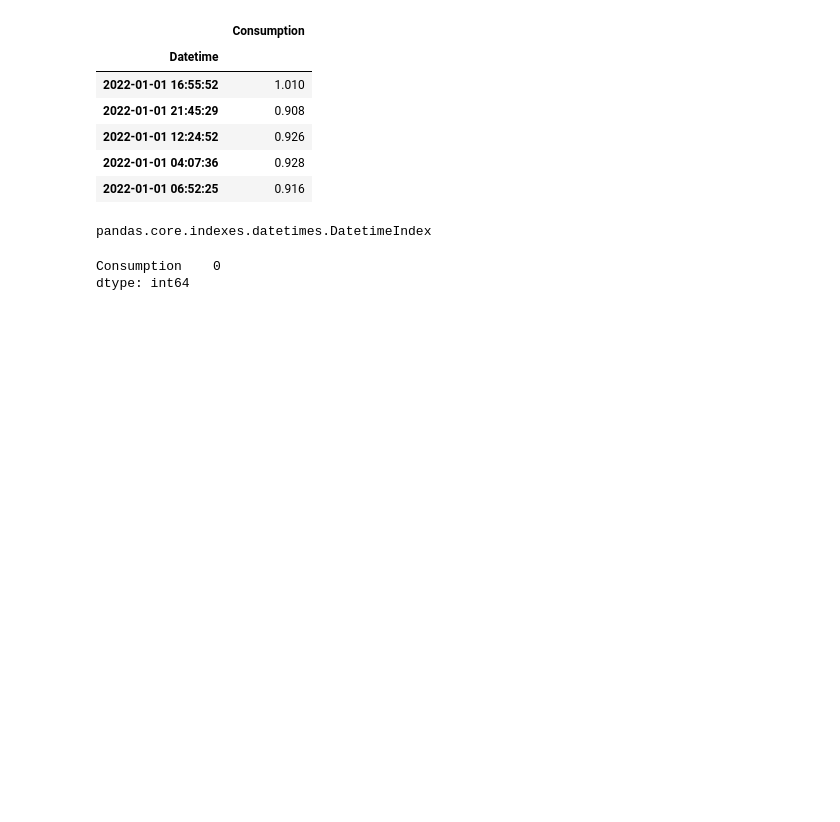
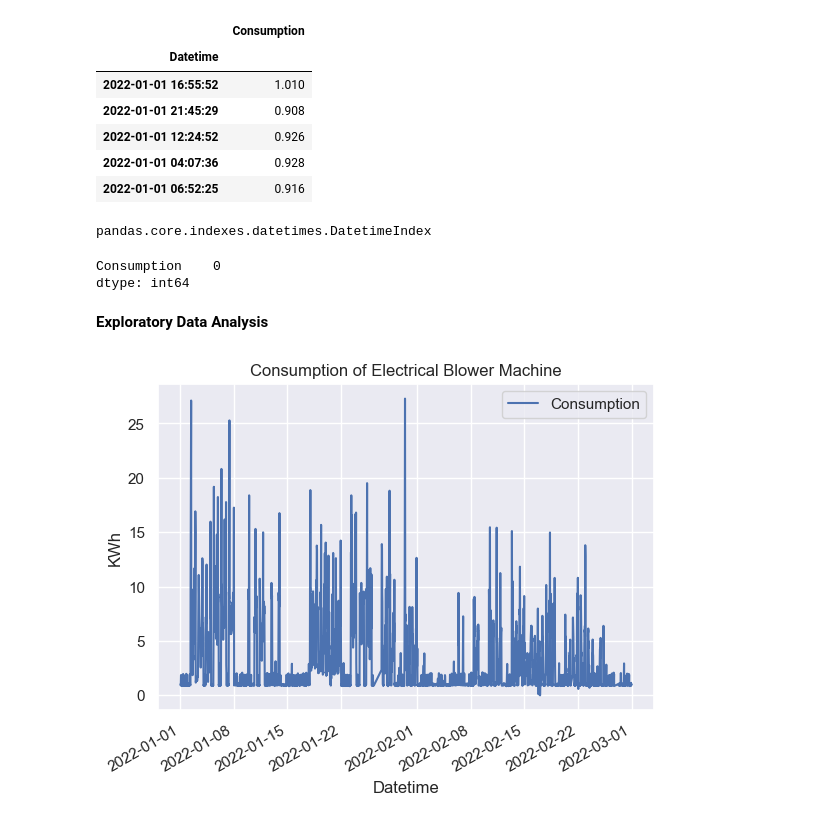
Before and after one commit to teja0006/Energy-Consumption-Time-Series-Forecasting, a Jupyter notebook: Time Series Forecasting.ipynb, the cells around one changed output. Drawn from its saved outputs; the diff is of its cells as text; code cells hidden in the pictures; blank space fills up the shorter version.

```diff
--- a/Time Series Forecasting.ipynb
+++ b/Time Series Forecasting.ipynb
@@ -89,3 +89,11 @@ data.isnull().sum()     # Check for null values
 # %% [output]
 Consumption    0
 dtype: int64
+# %% [markdown]
+<b>Exploratory Data Analysis</b>
+# %%
+sns.set()
+# %%
+data.plot(title='Consumption of Electrical Blower Machine',ylabel='KWh');
+# %% [output]
+[figure, added]
```
Also changed, not shown: parts of 9 cells of this notebook.
